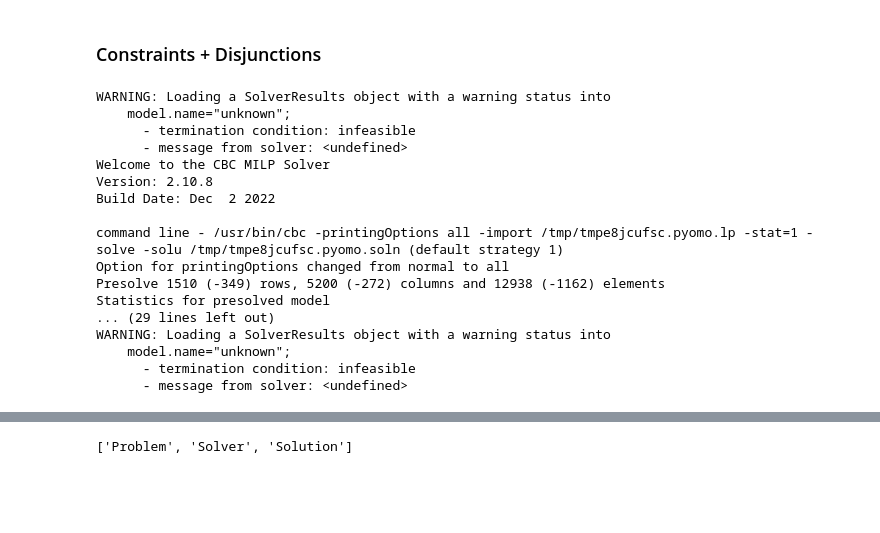
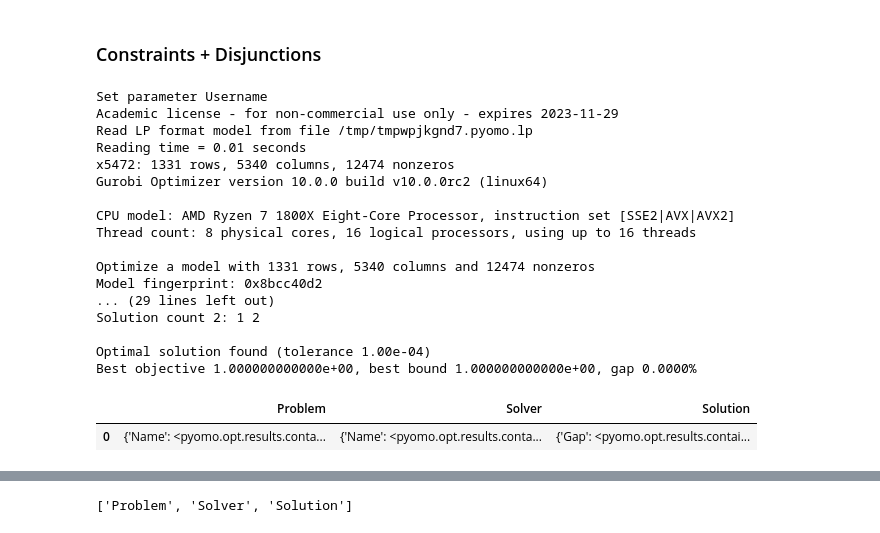
Before and after one commit to LucaGrbt/pyomo-Flexible-Job-Shop-Scheduling-Problem, a Jupyter notebook: pyomo_HamParkKim.ipynb, the cells around one changed output, grey strips where cells are left out. Drawn from its saved outputs; the diff is of its cells as text; code cells hidden in the pictures; blank space fills up the shorter version.

```diff
--- a/pyomo_HamParkKim.ipynb
+++ b/pyomo_HamParkKim.ipynb
@@ -288,4 +283,4 @@ model.Const12 = Constraint(model.O, rule=Const12)
 def Const13(model, i, o):
     for k in model.Ko[(i,o)]:
         return model.Qok[(i,o,k)] <= model.Xok[(i,o,k)]
-model.Const13 = Constraint(model.O, rule=Const13)
+model.Const13 = pe.Constraint(model.O, rule=Const13)
@@ -298,4 +293,4 @@ def Const14(model, i, o):
         return (model.So[(j,q)] >= model.Co[(i,o)]
                 + sum(max(model.pok[i,o,k] for k in model.Ko[(i,o)]) for (i,o) in model.O)
                 *(model.Woq[(i,o,j,q)] - 1))
-model.Const14 = Constraint(model.O, rule=Const14)
+model.Const14 = pe.Constraint(model.O, rule=Const14)
@@ -336,47 +359,47 @@ TransformationFactory('gdp.hull').apply_to(model)
 # %%
 # choose solver
-sys.path.append("/python/optsolv/gurobi1000/linux64/bin")
-SOLVER_NAME = 'cbc'
-solver = SolverFactory(SOLVER_NAME)
+sys.path.append("/python/optsolv/gurobi1000/linux64/bin") # path for gurobi
+SOLVER_NAME = 'gurobi'
 
-# set time limit for solving, for following solvers the correct formulations to integrate time limit are given below:
-TIME_LIMIT = 10
-if 'cplex' in SOLVER_NAME:
-    solver.options['timelimit'] = TIME_LIMIT
-elif 'glpk' in SOLVER_NAME:
-    solver.options['tmlim'] = TIME_LIMIT
-elif 'gurobi' in SOLVER_NAME:
-    solver.options['TimeLimit'] = TIME_LIMIT
-elif 'xpress' in SOLVER_NAME:
-    solver.options['maxtime'] = TIME_LIMIT
+installed_solvers = {'cbc', 'glpk', 'gurobi'}
+if SOLVER_NAME in installed_solvers:
+    if SOLVER_NAME == 'gurobi':
+        os.chdir("/home/luca/python/optsolv/gurobi1000/linux64")
+        results = solve_model(SOLVER_NAME, TIME_LIMIT=None) # add time limit like solve_model(SOLVER_NAME, <TIME_LIMIT>)
+        df_res = pd.DataFrame(results)
+    else:
+        os.chdir("/home/luca/coinbrew/pyomo")
+        results = solve_model(SOLVER_NAME, TIME_LIMIT=None) # add time limit like solve_model(SOLVER_NAME, <TIME_LIMIT>)
+        df_res = pd.DataFrame(results)
 
-solver.solve(model)
-# results = [{'Job': i,
-#             'Operation': o,
-#             'Machine': k,
-#             'Start': model.So[i,o](),
-#             'Duration': model.pok[i,o,k],
-#             'Finish': model.So[(i,o)]() + model.pok[i,o,k]}
-#            for i,o,k in model.pok]
-results = solver.solve(model, tee=True)
+else:
+    print("Solver <",SOLVER_NAME,"> could not be found or is not listed in list <installed_solvers> above")
+    print("\n Try following:")
+    print("\n      -     Change directory by os.chdir to directory where solver is installed, also try directories above")
+    print("\n      -     Check if pyomo solver name is entried in list installed_solvers")
 # %% [output]
-WARNING: Loading a SolverResults object with a warning status into
-    model.name="unknown";
-      - termination condition: infeasible
-      - message from solver: <undefined>
-Welcome to the CBC MILP Solver
-Version: 2.10.8
-Build Date: Dec  2 2022
+Set parameter Username
+Academic license - for non-commercial use only - expires 2023-11-29
+Read LP format model from file /tmp/tmpwpjkgnd7.pyomo.lp
+Reading time = 0.01 seconds
+x5472: 1331 rows, 5340 columns, 12474 nonzeros
+Gurobi Optimizer version 10.0.0 build v10.0.0rc2 (linux64)
 
-command line - /usr/bin/cbc -printingOptions all -import /tmp/tmpe8jcufsc.pyomo.lp -stat=1 -solve -solu /tmp/tmpe8jcufsc.pyomo.soln (default strategy 1)
-Option for printingOptions changed from normal to all
-Presolve 1510 (-349) rows, 5200 (-272) columns and 12938 (-1162) elements
-Statistics for presolved model
+CPU model: AMD Ryzen 7 1800X Eight-Core Processor, instruction set [SSE2|AVX|AVX2]
+Thread count: 8 physical cores, 16 logical processors, using up to 16 threads
+
+Optimize a model with 1331 rows, 5340 columns and 12474 nonzeros
+Model fingerprint: 0x8bcc40d2
 ... (29 lines left out)
-WARNING: Loading a SolverResults object with a warning status into
-    model.name="unknown";
-      - termination condition: infeasible
-      - message from solver: <undefined>
+Solution count 2: 1 2
+
+Optimal solution found (tolerance 1.00e-04)
+Best objective 1.000000000000e+00, best bound 1.000000000000e+00, gap 0.0000%
+# %%
+df_res
+# %% [output]
+|  | Problem | Solver | Solution |
+| 0 | {'Name': <pyomo.opt.results.conta... | {'Name': <pyomo.opt.results.conta... | {'Gap': <pyomo.opt.results.contai... |
 # %%
 model.So.display()
 # %% [output]
```
Also changed, not shown: parts of 63 cells of this notebook, 1 other file.
